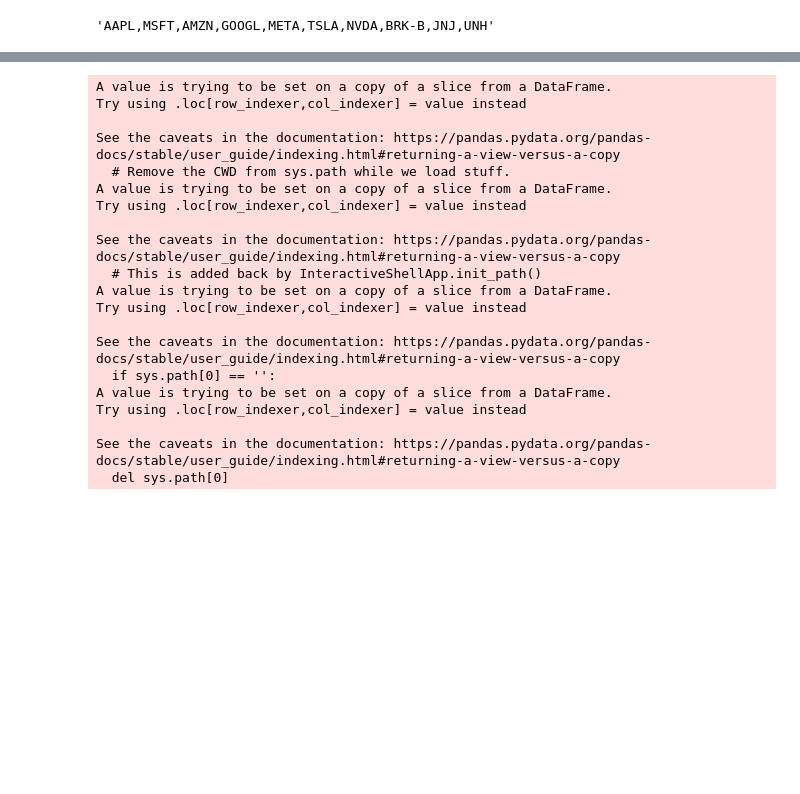
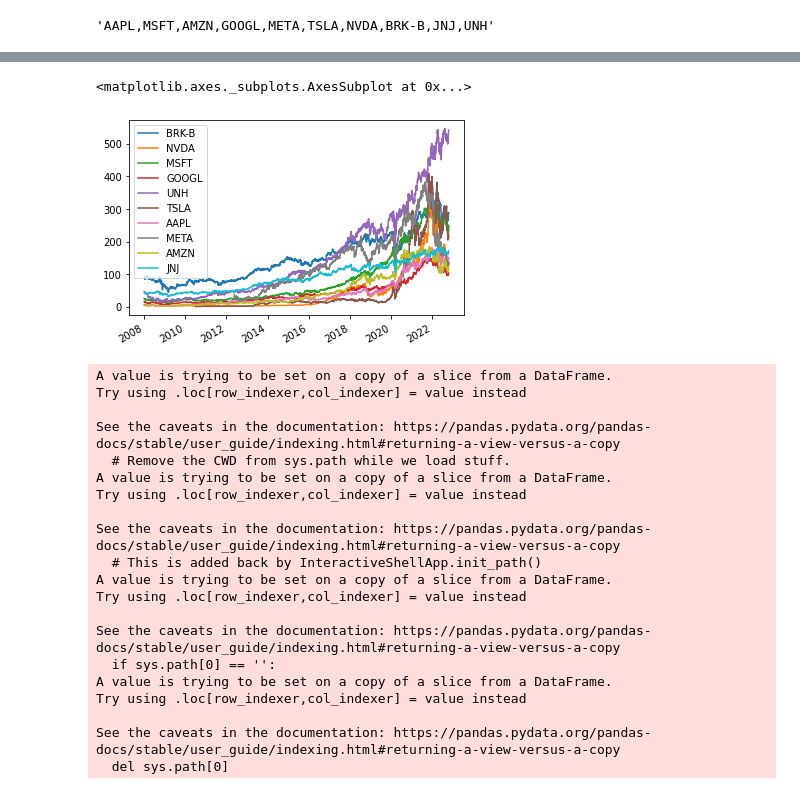
Before and after one commit to karthickrajas/Econometrics, a Jupyter notebook: Portfolio_management.ipynb, the cells around one changed output, grey strips where cells are left out. Drawn from its saved outputs; the diff is of its cells as text; code cells hidden in the pictures; blank space fills up the shorter version.

```diff
--- a/Portfolio_management.ipynb
+++ b/Portfolio_management.ipynb
@@ -120,3 +212,8 @@ cls_price
+# %%
+cls_price.plot()
+# %% [output]
+<matplotlib.axes._subplots.AxesSubplot at 0x...>
+[figure, added]
 # %%
 def _get_indicator_data(data):
     """
```
Also changed, not shown: parts of 11 cells of this notebook.
